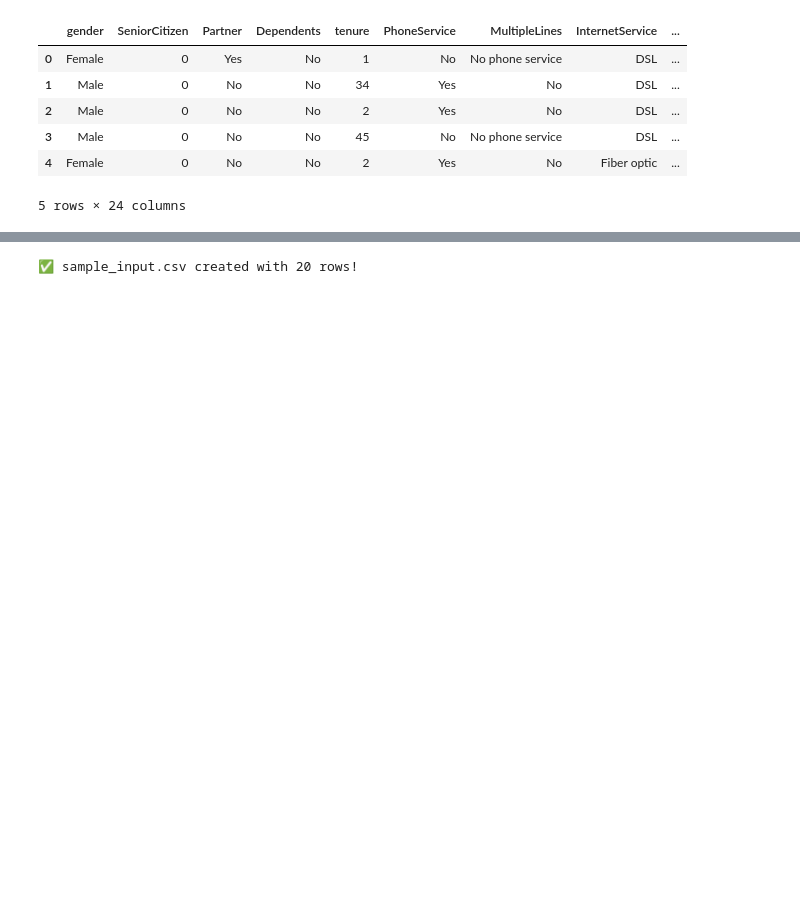
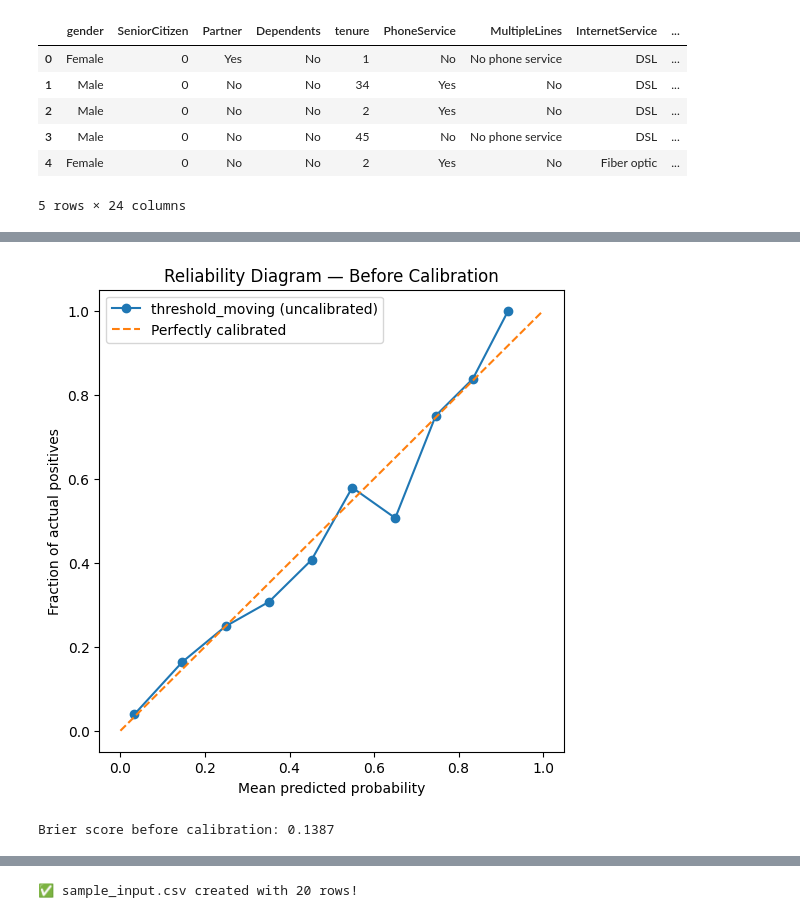
Before and after one commit to Amaanzz/-telco-churn-prediction-engine, a Jupyter notebook: notebook/customerchurn.ipynb, the cells around one changed output, grey strips where cells are left out. Cells and saved outputs as stored; diff of their text form; code cells hidden in the pictures; blank space fills up the shorter version.

```diff
--- a/notebook/customerchurn.ipynb
+++ b/notebook/customerchurn.ipynb
@@ -604,0 +771,5 @@ print("✅ Model, scaler, and columns saved successfully!")
+# %%
+best_preprocessor = best_pipeline.named_steps['preprocess']
+X_train_fs = best_preprocessor.transform(X_train)
+X_test_fs = best_preprocessor.transform(X_test)
+feature_names_fs = best_preprocessor.get_feature_names_out().tolist()
@@ -604,0 +785,8 @@ print("✅ Model, scaler, and columns saved successfully!")
+# %%
+from sklearn.feature_selection import mutual_info_classif
+
+mi_scores = mutual_info_classif(X_train_fs, y_train, random_state=42)
+mi_ranking = sorted(zip(feature_names_fs, mi_scores), key=lambda x: -x[1])
+print("Top 10 by mutual information:")
+for f, s in mi_ranking[:10]:
+    print(f"  {f}: {s:.4f}")
@@ -604,0 +805,13 @@ print("✅ Model, scaler, and columns saved successfully!")
+# %%
+from sklearn.inspection import permutation_importance
+
+diag_clf = LogisticRegression(max_iter=5000, random_state=42)
+diag_clf.fit(X_train_fs, y_train)
+
+perm_result = permutation_importance(
+    diag_clf, X_test_fs, y_test, n_repeats=20, random_state=42, scoring='recall'
+)
+perm_ranking = sorted(zip(feature_names_fs, perm_result.importances_mean), key=lambda x: -x[1])
+print("Top 10 by permutation importance (recall drop when shuffled):")
+for f, s in perm_ranking[:10]:
+    print(f"  {f}: {s:.4f}")
@@ -604,0 +862,22 @@ print("✅ Model, scaler, and columns saved successfully!")
+# %%
+from sklearn.calibration import calibration_curve, CalibratedClassifierCV
+from sklearn.metrics import brier_score_loss
+import matplotlib.pyplot as plt
+
+probs_uncalibrated = best_pipeline.predict_proba(X_test)[:, 1]
+frac_pos, mean_pred = calibration_curve(y_test, probs_uncalibrated, n_bins=10)
+
+plt.figure(figsize=(6, 6))
+plt.plot(mean_pred, frac_pos, marker='o', label=f'{winner_name} (uncalibrated)')
+plt.plot([0, 1], [0, 1], linestyle='--', label='Perfectly calibrated')
+plt.xlabel('Mean predicted probability')
+plt.ylabel('Fraction of actual positives')
+plt.title('Reliability Diagram — Before Calibration')
+plt.legend()
+plt.show()
+
+brier_before = brier_score_loss(y_test, probs_uncalibrated)
+print(f"Brier score before calibration: {brier_before:.4f}")
+# %% [output]
+[figure, added]
+Brier score before calibration: 0.1387
```
Also changed, not shown: parts of 135 cells of this notebook, 11 other files.
